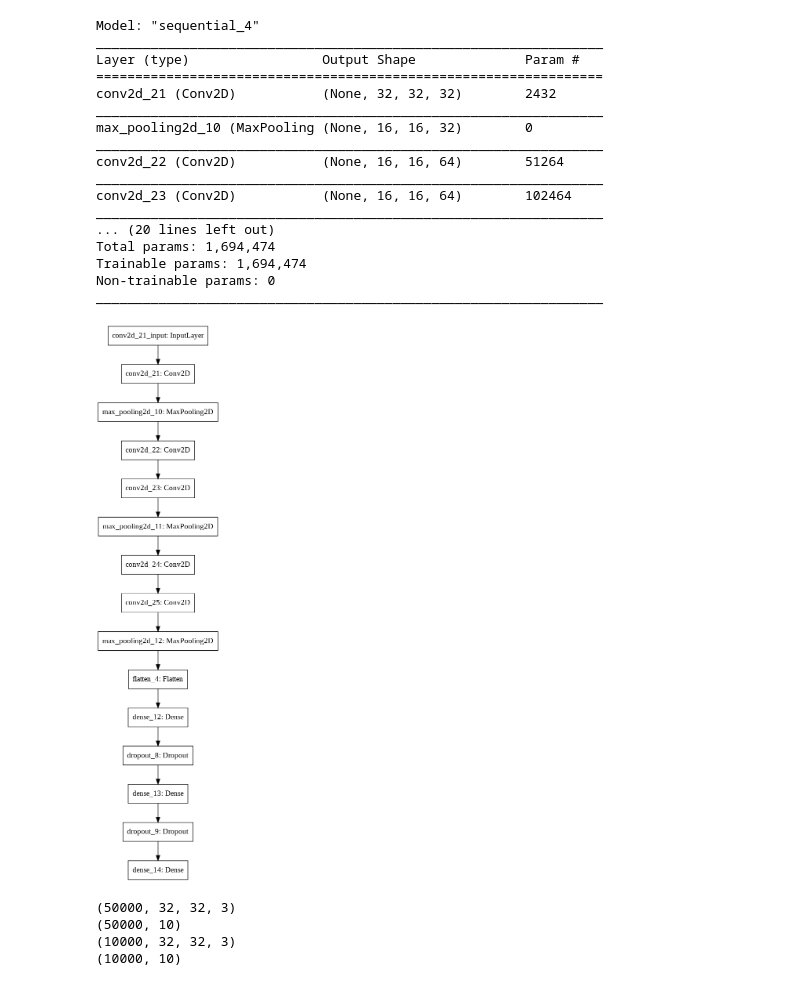
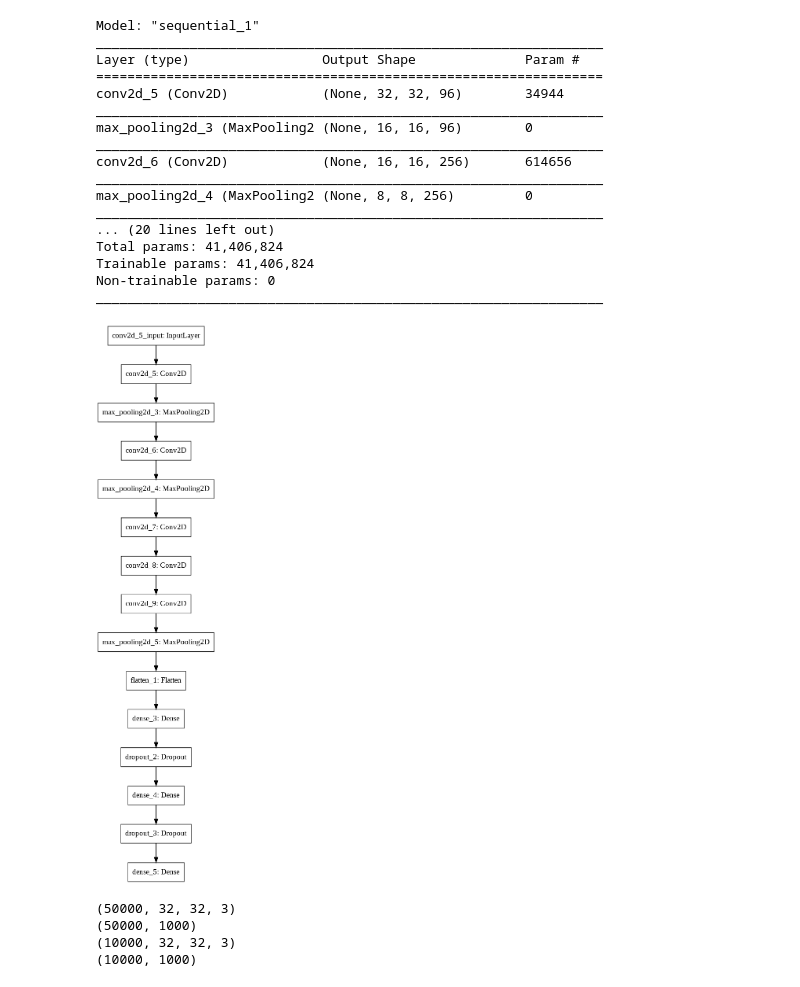
Before and after one commit to Howeng98/keras_vgg16, a Jupyter notebook: Cifar10.ipynb, the cells around one changed output. Drawn from its saved outputs; the diff is of its cells as text; code cells hidden in the pictures.

Commit message:
Alexnet with 8layers: Batch_size=64, Prob=0.60

```diff
--- a/Cifar10.ipynb
+++ b/Cifar10.ipynb
@@ -36,54 +36,53 @@ device_lib.list_local_devices()
 x_train = x_train.astype('float32')/255.0
 x_test = x_test.astype('float32')/255.0
 
-y_train = np_utils.to_categorical(y_train,10)
-y_test = np_utils.to_categorical(y_test,10)
+y_train = np_utils.to_categorical(y_train,1000)
+y_test = np_utils.to_categorical(y_test,1000)
 
 # Variables
 batch_size = 64
 num_classes = 10
 epochs = 10
 
 
 # my model
 model = keras.Sequential()
-model.add(keras.layers.Conv2D(32, kernel_size=(5,5), activation='relu',input_shape=(32,32,3),padding='same'))
+model.add(keras.layers.Conv2D(96,  kernel_size=(11,11),strides=(1,1), activation='relu',input_shape=(32,32,3),padding='same'))
 model.add(keras.layers.MaxPooling2D(pool_size=(2,2)))
-model.add(keras.layers.Conv2D(64, kernel_size=(5,5), activation='relu',input_shape=(32,32,3),padding='same'))
-model.add(keras.layers.Conv2D(64, kernel_size=(5,5), activation='relu',input_shape=(32,32,3),padding='same'))
+model.add(keras.layers.Conv2D(256, kernel_size=(5,5),strides=(1,1), activation='relu',input_shape=(32,32,3),padding='same'))
 model.add(keras.layers.MaxPooling2D(pool_size=(2,2)))
-model.add(keras.layers.Conv2D(128, kernel_size=(3,3), activation='relu',input_shape=(32,32,3),padding='same'))
-model.add(keras.layers.Conv2D(128, kernel_size=(3,3), activation='relu',input_shape=(32,32,3),padding='same'))
-
+model.add(keras.layers.Conv2D(384, kernel_size=(3,3),strides=(1,1), activation='relu',input_shape=(32,32,3),padding='same'))
+model.add(keras.layers.Conv2D(384, kernel_size=(3,3),strides=(1,1), activation='relu',input_shape=(32,32,3),padding='same'))
+model.add(keras.layers.Conv2D(256, kernel_size=(3,3),strides=(1,1), activation='relu',input_shape=(32,32,3),padding='same'))
 model.add(keras.layers.MaxPooling2D(pool_size=(2,2)))
 model.add(keras.layers.Flatten())
-model.add(keras.layers.Dense(512, activation='relu'))
-model.add(keras.layers.Dropout(0.25))
-model.add(keras.layers.Dense(512, activation='relu'))
-model.add(keras.layers.Dropout(0.25))
-model.add(keras.layers.Dense(num_classes, activation='softmax'))
+model.add(keras.layers.Dense(4096, activation='relu'))
+model.add(keras.layers.Dropout(0.5))
+model.add(keras.layers.Dense(4096, activation='relu'))
+model.add(keras.layers.Dropout(0.5))
+model.add(keras.layers.Dense(1000, activation='softmax'))
 
 model.summary()
 plot_model(model, to_file='model.png')
 # %% [output]
-Model: "sequential_4"
+Model: "sequential_1"
 _________________________________________________________________
 Layer (type)                 Output Shape              Param #
 =================================================================
-conv2d_21 (Conv2D)           (None, 32, 32, 32)        2432
+conv2d_5 (Conv2D)            (None, 32, 32, 96)        34944
 _________________________________________________________________
-max_pooling2d_10 (MaxPooling (None, 16, 16, 32)        0
+max_pooling2d_3 (MaxPooling2 (None, 16, 16, 96)        0
 _________________________________________________________________
-conv2d_22 (Conv2D)           (None, 16, 16, 64)        51264
+conv2d_6 (Conv2D)            (None, 16, 16, 256)       614656
 _________________________________________________________________
-conv2d_23 (Conv2D)           (None, 16, 16, 64)        102464
+max_pooling2d_4 (MaxPooling2 (None, 8, 8, 256)         0
 _________________________________________________________________
 ... (20 lines left out)
-Total params: 1,694,474
-Trainable params: 1,694,474
+Total params: 41,406,824
+Trainable params: 41,406,824
 Non-trainable params: 0
 _________________________________________________________________
-[figure, old version]
+[figure, new version]
 # %%
 print(x_train.shape)
 print(y_train.shape)
@@ -91,8 +90,8 @@ print(x_test.shape)
 print(y_test.shape)
 # %% [output]
 (50000, 32, 32, 3)
-(50000, 10)
+(50000, 1000)
 (10000, 32, 32, 3)
-(10000, 10)
+(10000, 1000)
 # %%
 model.compile(loss='categorical_crossentropy', metrics=['accuracy'], optimizer='adam')
```
Also changed, not shown: parts of 4 cells of this notebook, 1 other file.
